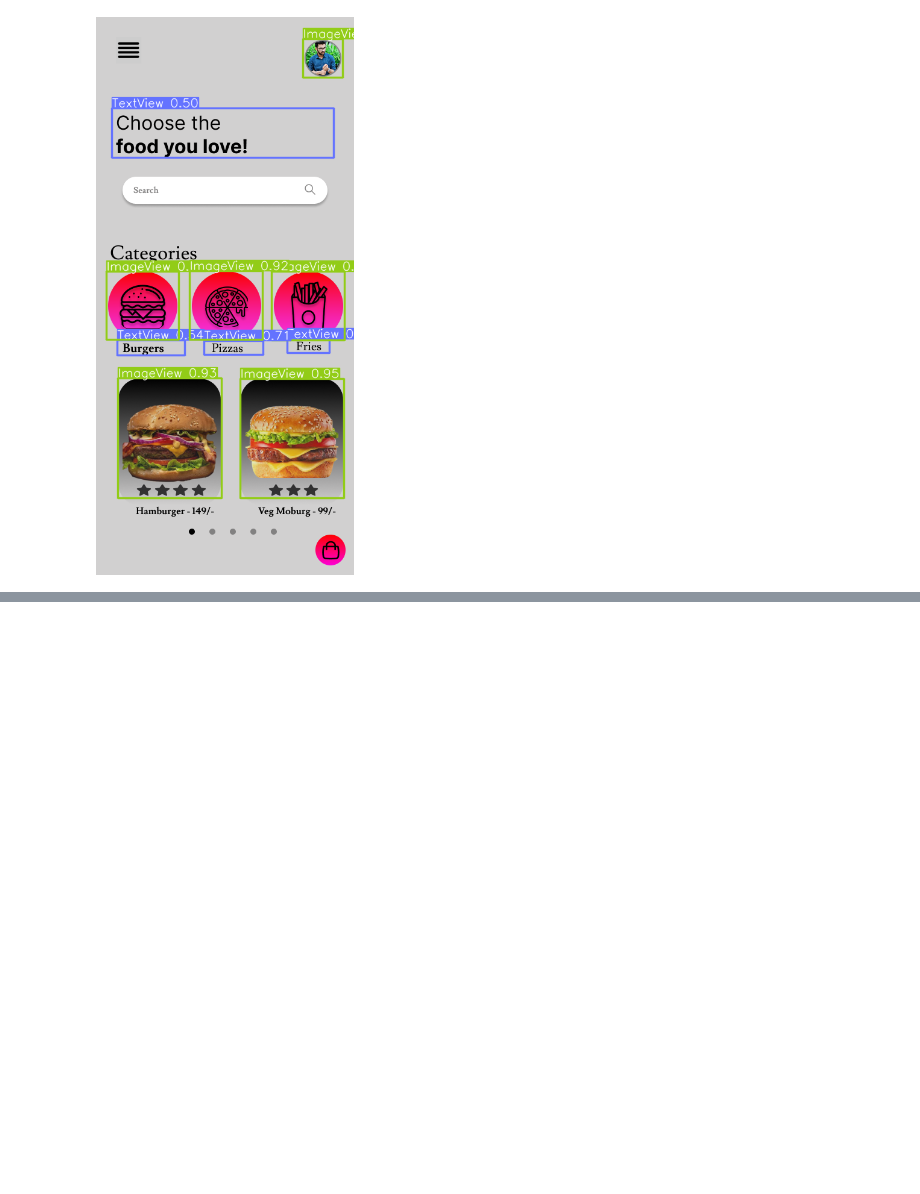
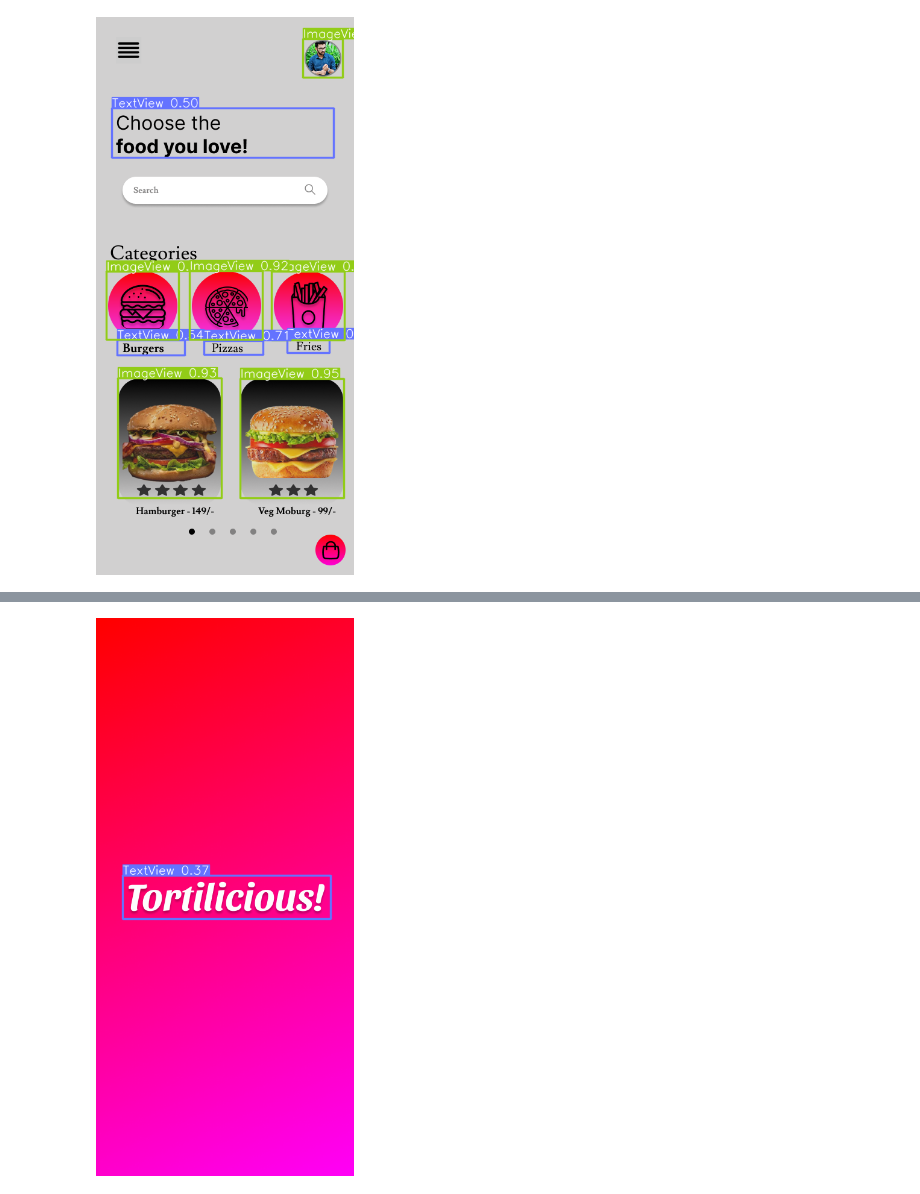
Before and after one commit to ArmaanSeth/UI-Component-Detection-YOLOv8, a Jupyter notebook: model.ipynb, the cells around one changed output, grey strips where cells are left out. Cells and saved outputs as stored; diff of their text form; code cells hidden in the pictures; blank space fills up the shorter version.

```diff
--- a/model.ipynb
+++ b/model.ipynb
@@ -152,0 +175,4 @@ Image(filename="./runs/detect/predict2/Menu.png", height=1000)
+# %%
+Image(filename="./runs/detect/predict5/Splash Screen.png", height=600)
+# %% [output]
+[figure, added]
```
Also changed, not shown: parts of 7 cells of this notebook, 3 other files.
